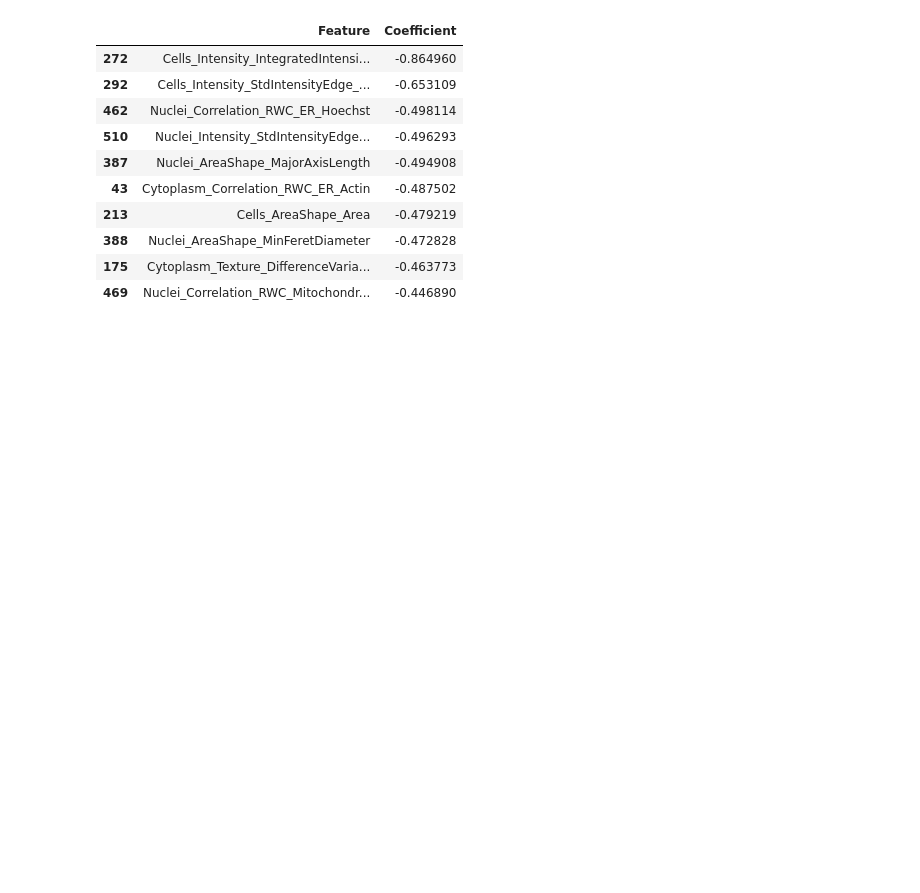
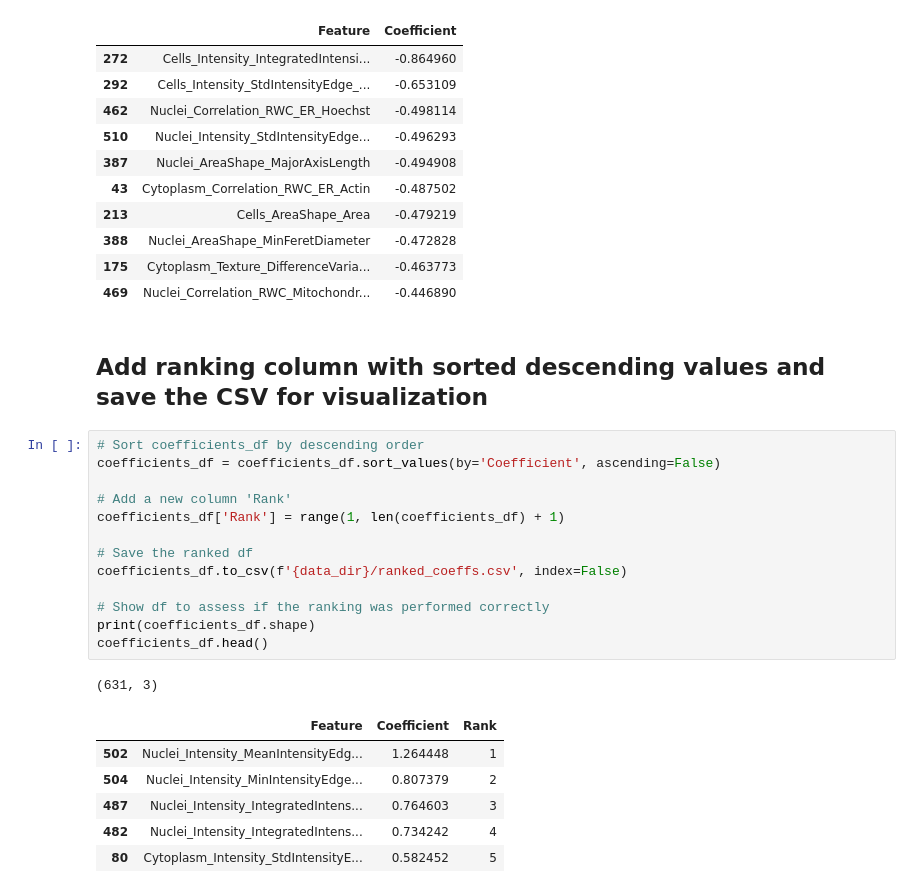
Before and after one commit to WayScience/cellpainting_predicts_cardiac_fibrosis, a Jupyter notebook: 5.machine_learning/3.extract_model_coef.ipynb, the cells around one changed output. Saved outputs shown, nothing was run; the diff lists cells and outputs as text; blank space fills up the shorter version.

```diff
--- a/5.machine_learning/3.extract_model_coef.ipynb
+++ b/5.machine_learning/3.extract_model_coef.ipynb
@@ -177,3 +177,26 @@ coefficients_failing_df.head(10)
 | 388 | Nuclei_AreaShape_MinFeretDiameter | -0.472828 |
 | 175 | Cytoplasm_Texture_DifferenceVaria... | -0.463773 |
 | 469 | Nuclei_Correlation_RWC_Mitochondr... | -0.446890 |
+# %% [markdown]
+## Add ranking column with sorted descending values and save the CSV for visualization
+# %%
+# Sort coefficients_df by descending order
+coefficients_df = coefficients_df.sort_values(by='Coefficient', ascending=False)
+
+# Add a new column 'Rank'
+coefficients_df['Rank'] = range(1, len(coefficients_df) + 1)
+
+# Save the ranked df
+coefficients_df.to_csv(f'{data_dir}/ranked_coeffs.csv', index=False)
+
+# Show df to assess if the ranking was performed correctly
+print(coefficients_df.shape)
+coefficients_df.head()
+# %% [output]
+(631, 3)
+|  | Feature | Coefficient | Rank |
+| 502 | Nuclei_Intensity_MeanIntensityEdg... | 1.264448 | 1 |
+| 504 | Nuclei_Intensity_MinIntensityEdge... | 0.807379 | 2 |
+| 487 | Nuclei_Intensity_IntegratedIntens... | 0.764603 | 3 |
+| 482 | Nuclei_Intensity_IntegratedIntens... | 0.734242 | 4 |
+| 80 | Cytoplasm_Intensity_StdIntensityE... | 0.582452 | 5 |
```
Also changed, not shown: 7 other files.
